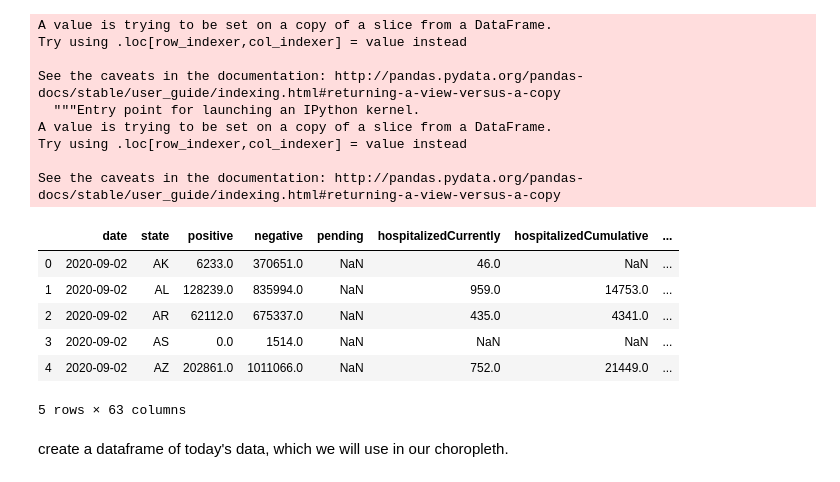
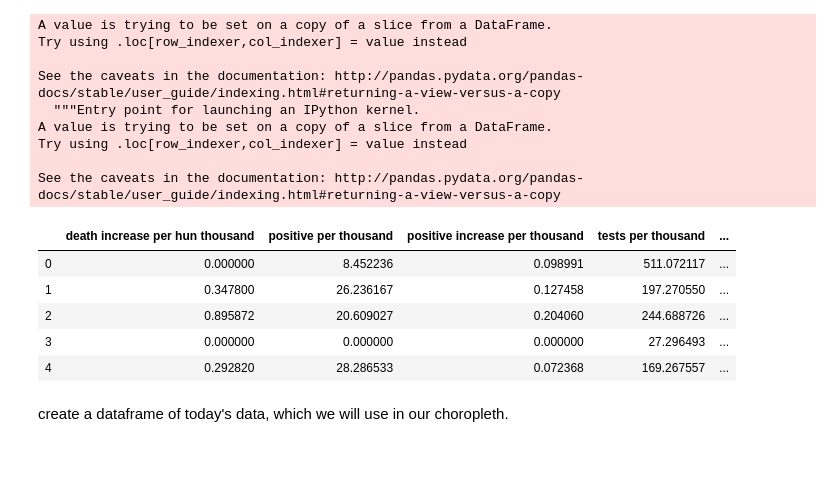
Before and after one commit to cathilo/sharing-github, a Jupyter notebook: Capstone 2 Exploratory.ipynb, the cells around one changed output. Saved outputs shown, nothing was run; the diff lists cells and outputs as text; code cells hidden in the pictures.

```diff
--- a/Capstone 2 Exploratory.ipynb
+++ b/Capstone 2 Exploratory.ipynb
@@ -323,15 +322,14 @@ Try using .loc[row_indexer,col_indexer] = value instead
 
 See the caveats in the documentation: http://pandas.pydata.org/pandas-docs/stable/user_guide/indexing.html#returning-a-view-versus-a-copy
 # %%
-past_sev_days.head()
+past_sev_days.iloc[:,-7:].head()
 # %% [output]
-|  | date | state | positive | negative | pending | hospitalizedCurrently | hospitalizedCumulative | ... |
-| 0 | 2020-09-02 | AK | 6233.0 | 370651.0 | NaN | 46.0 | NaN | ... |
-| 1 | 2020-09-02 | AL | 128239.0 | 835994.0 | NaN | 959.0 | 14753.0 | ... |
-| 2 | 2020-09-02 | AR | 62112.0 | 675337.0 | NaN | 435.0 | 4341.0 | ... |
-| 3 | 2020-09-02 | AS | 0.0 | 1514.0 | NaN | NaN | NaN | ... |
-| 4 | 2020-09-02 | AZ | 202861.0 | 1011066.0 | NaN | 752.0 | 21449.0 | ... |
+|  | death increase per hun thousand | positive per thousand | positive increase per thousand | tests per thousand | ... |
+| 0 | 0.000000 | 8.452236 | 0.098991 | 511.072117 | ... |
+| 1 | 0.347800 | 26.236167 | 0.127458 | 197.270550 | ... |
+| 2 | 0.895872 | 20.609027 | 0.204060 | 244.688726 | ... |
+| 3 | 0.000000 | 0.000000 | 0.000000 | 27.296493 | ... |
+| 4 | 0.292820 | 28.286533 | 0.072368 | 169.267557 | ... |
-5 rows × 63 columns
 # %% [markdown]
 create a dataframe of today's data, which we will use in our choropleth.
 # %%
```
Also changed, not shown: parts of 1 cell of this notebook.
